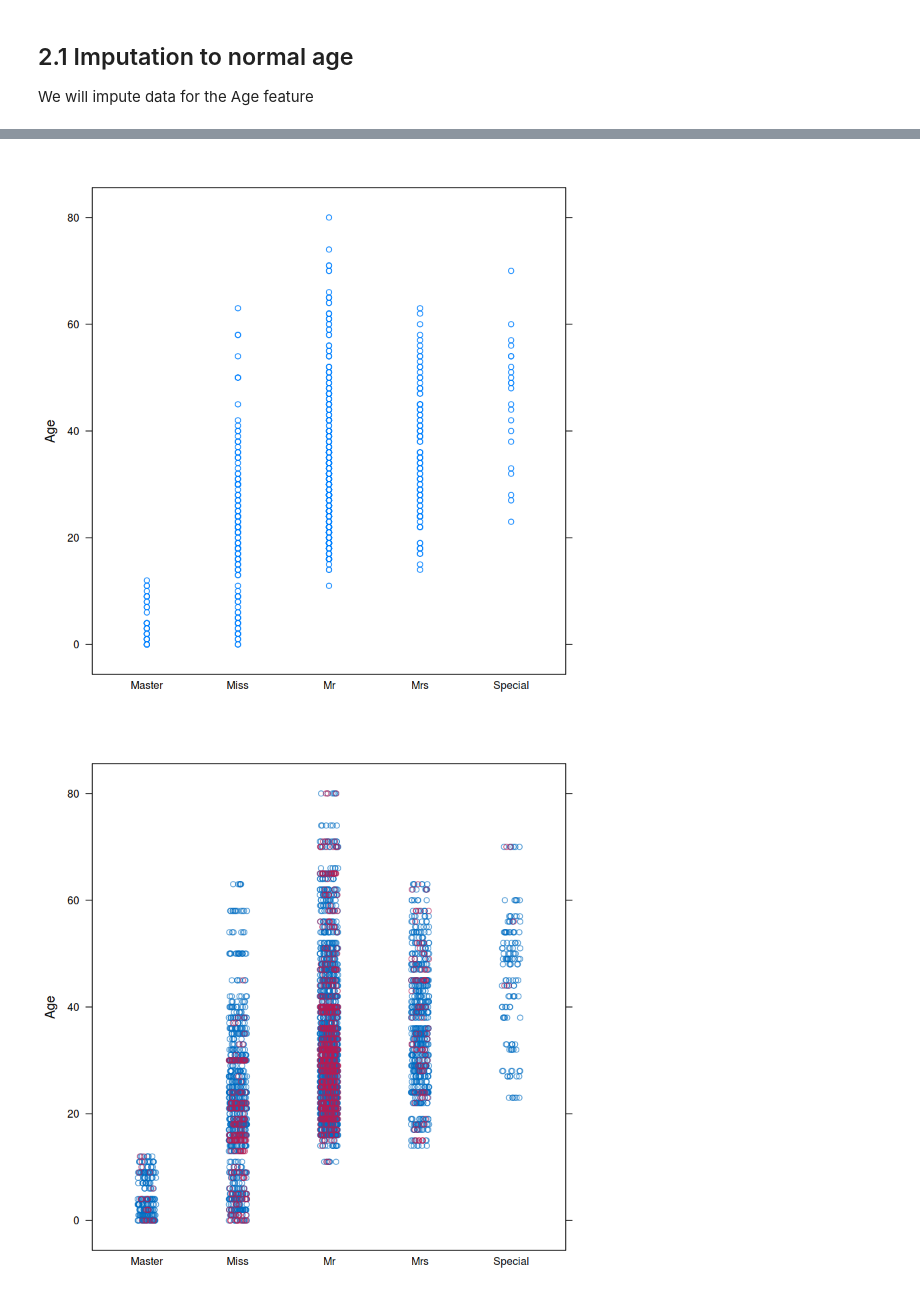
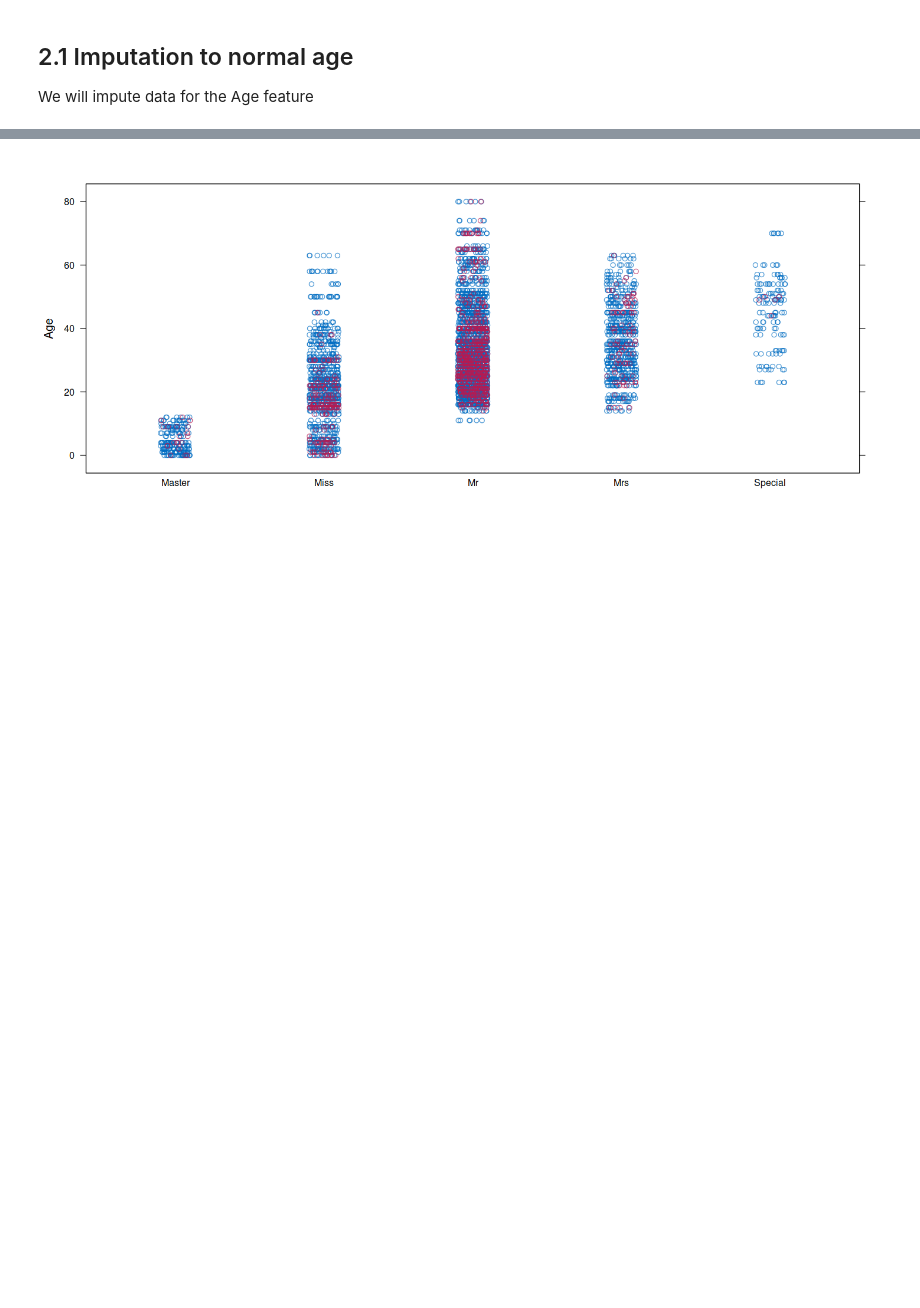
Before and after one commit to sapristi/ML, a Jupyter notebook: experiments/titanic_challenge/age_exploration.ipynb, the cells around one changed output, grey strips where cells are left out. Drawn from its saved outputs; the diff is of its cells as text; code cells hidden in the pictures; blank space fills up the shorter version.

```diff
--- a/experiments/titanic_challenge/age_exploration.ipynb
+++ b/experiments/titanic_challenge/age_exploration.ipynb
@@ -166,7 +162,6 @@ stripplot(imp1.cart, Age ~ Title)
 # %%
 imp1.cart <- mice(train.mice, m=5, method='cart', printFlag = FALSE, formulas = list(Age = Age ~ Title + Fare + Embarked))
-stripplot(data = train.mice, Age ~ Title)
+# h1 <- striplot(data = train.mice, Age ~ Title)
 stripplot(imp1.cart, Age ~ Title)
 # %% [output]
-[figure, old version]
+[figure, new version]
-[figure, removed]
```
Also changed, not shown: parts of 1 cell of this notebook.
